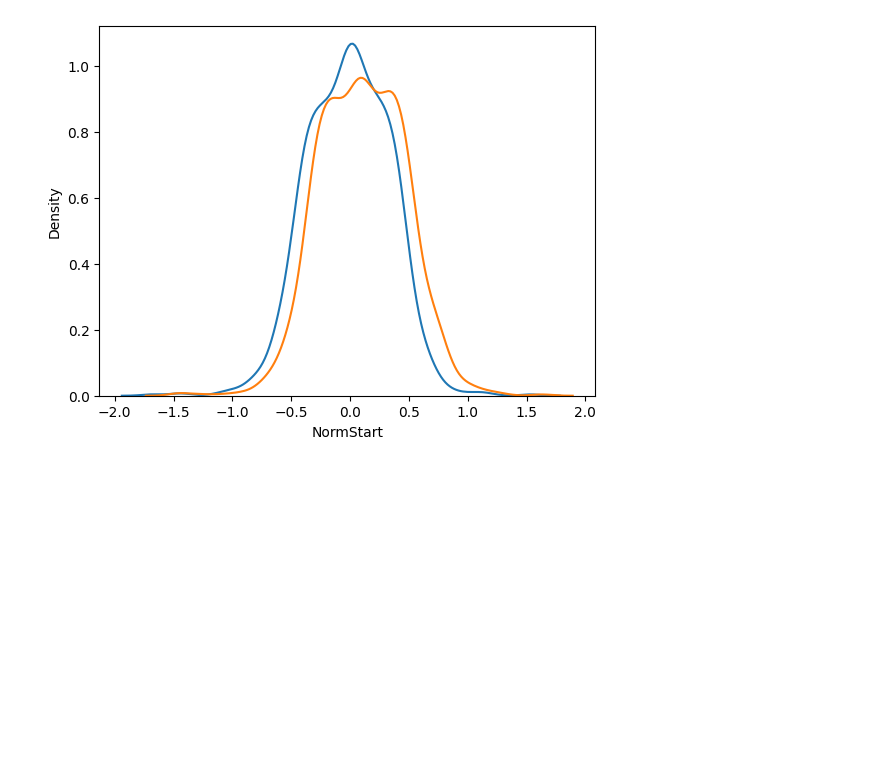
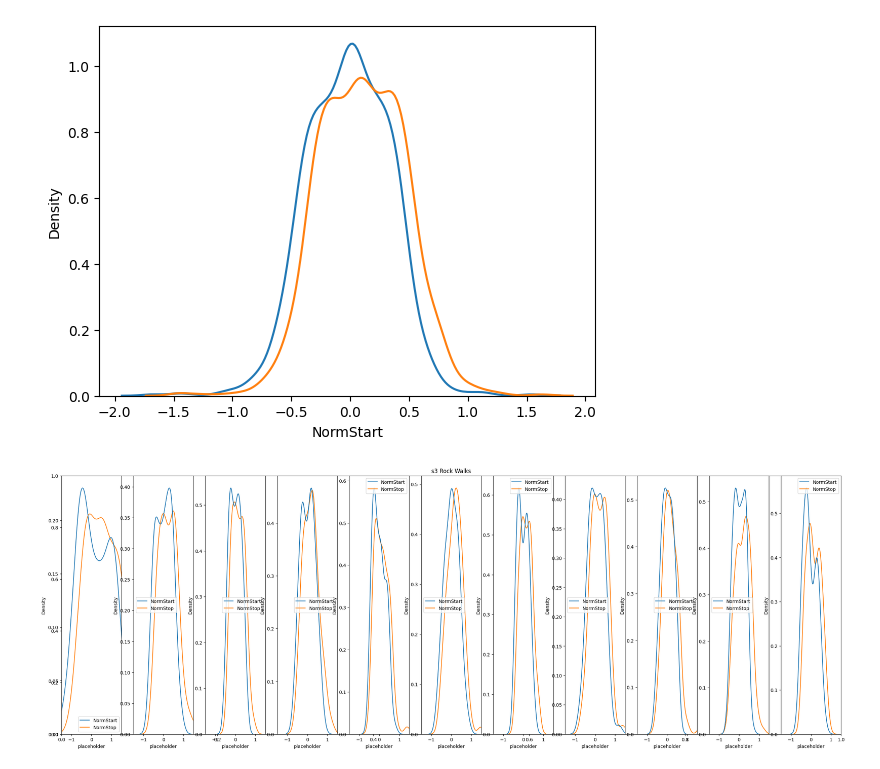
Before and after one commit to BonnenLab/visualize-skelly-laser-environment, a Jupyter notebook: fixations-vs-feet.ipynb, the cells around one changed output. Drawn from its saved outputs; the diff is of its cells as text; code cells hidden in the pictures; blank space fills up the shorter version.

```diff
--- a/fixations-vs-feet.ipynb
+++ b/fixations-vs-feet.ipynb
@@ -191,6 +191,19 @@ rel_start,rel_stop, rel_fix_df = calc_rel_fix(closest_hs,fstart, fstop)
 steps_df_new = time_diff(steps_df)
 norm_st,norm_sp, rel_fix_df_new = norm(rel_fix_df,rel_start,rel_stop,steps_df_new,closest_hs_df)
 rel_fix_df_3rocks = pd.concat(rel_fix_df_new)
+# %%
+plt.figure(figsize=(30,10))
+plt.title('s3 Rock Walks')
+
+s = 3
+for df,i in zip(rel_fix_df_new, range(len(rel_fix_df_new))):
+    i +=1
+    plt.subplot(1,11,i)
+    sns.kdeplot((df['NormStart'],df['NormStop']))
+    plt.xlabel('placeholder')
+    plt.xlim(-1.5, 1.5)
+# %% [output]
+[figure, added]
 # %%
 # rocks for each subject
 rel_fix_rocks_pooled = []
```
Also changed, not shown: parts of 16 cells of this notebook.
